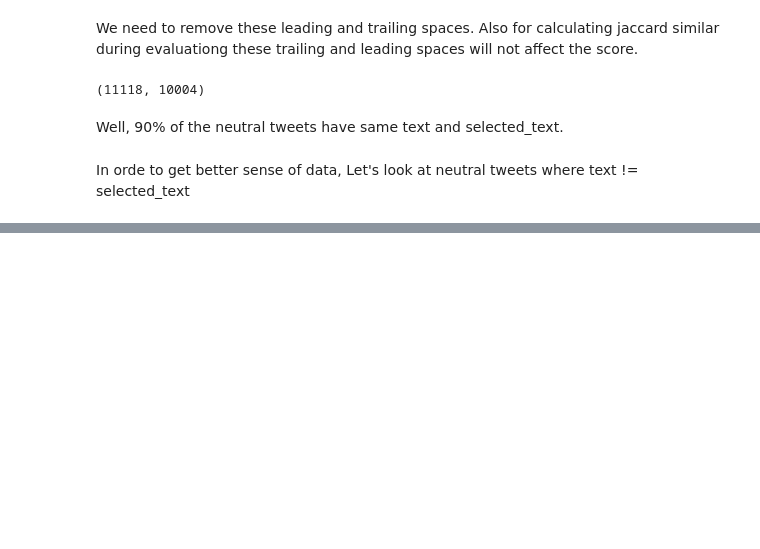
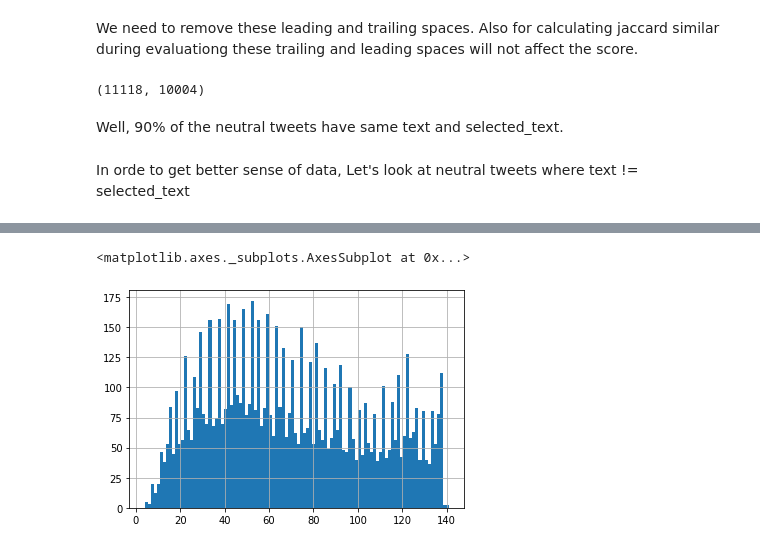
Before and after one commit to nithish08/tweet-sent, a Jupyter notebook: baseline.ipynb, the cells around one changed output, grey strips where cells are left out. Cells and saved outputs as stored; diff of their text form; code cells hidden in the pictures; blank space fills up the shorter version.

```diff
--- a/baseline.ipynb
+++ b/baseline.ipynb
@@ -101,0 +170,5 @@ neutral[neutral.text != neutral.selected_text].sample(n=10)
+# %%
+train.loc[train.sentiment=='negative','text_len'].hist(bins=100)
+# %% [output]
+<matplotlib.axes._subplots.AxesSubplot at 0x...>
+[figure, added]
```
Also changed, not shown: parts of 26 cells of this notebook, 2 other files.
